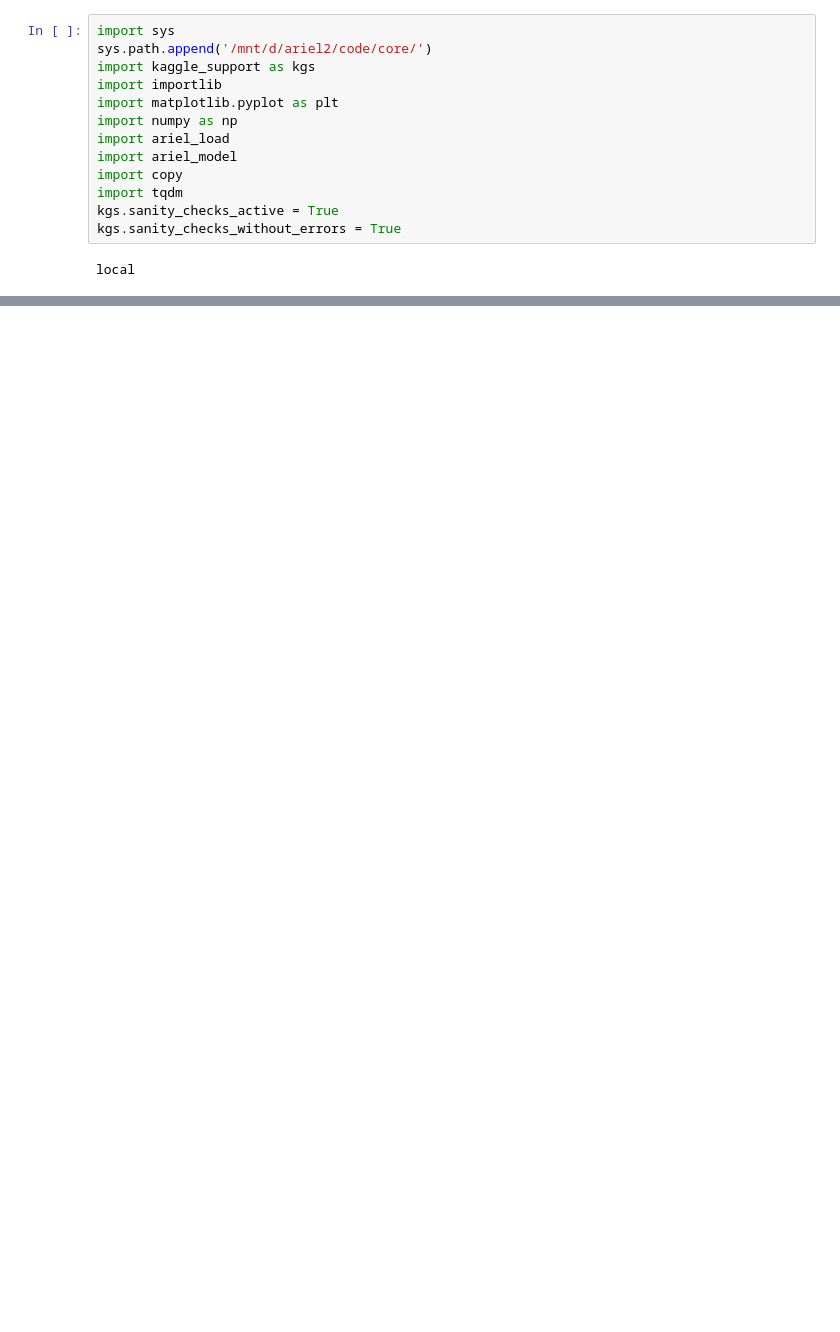
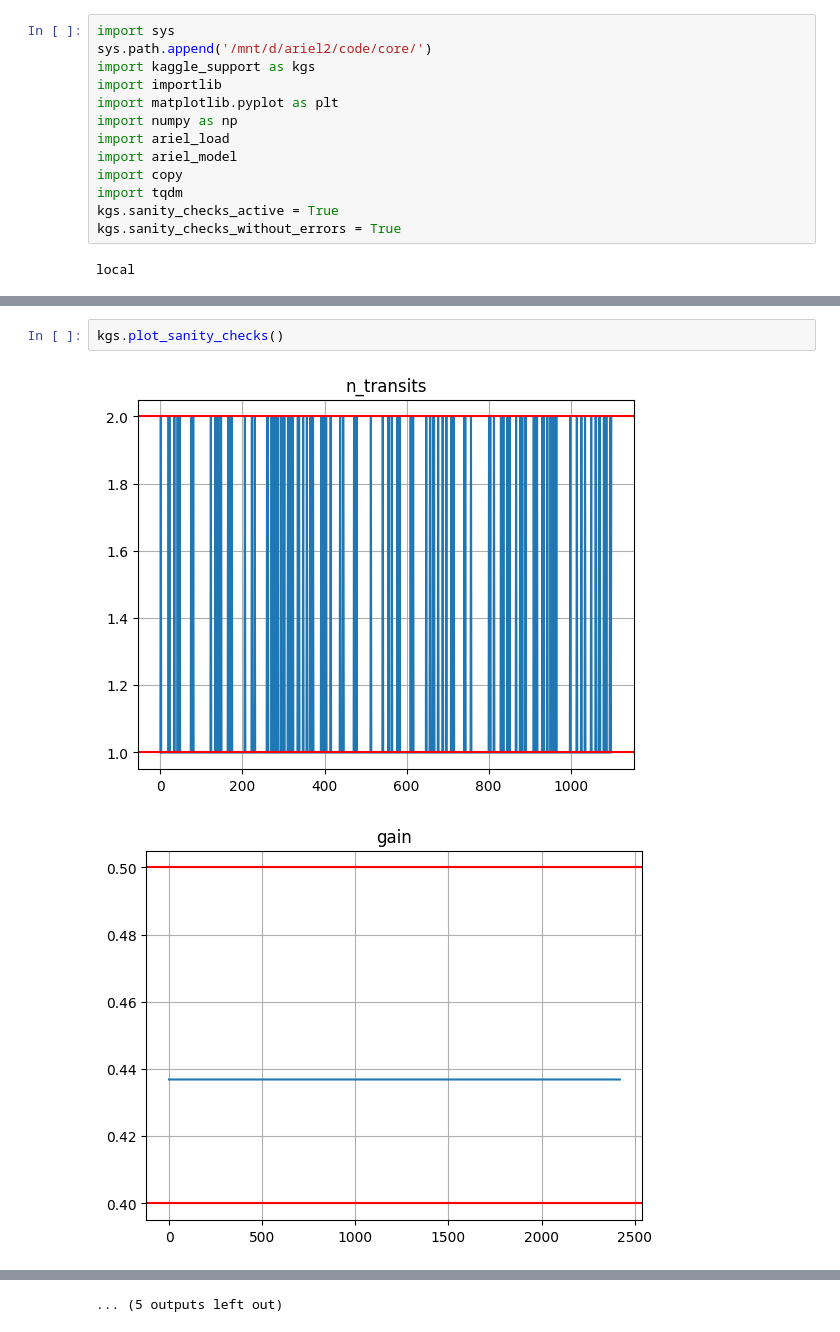
Before and after one commit to jcottaar/ariel2, a Jupyter notebook: analysis/sanity_checks.ipynb, the cells around one changed output, grey strips where cells are left out. Drawn from its saved outputs; the diff is of its cells as text; blank space fills up the shorter version.

```diff
--- a/analysis/sanity_checks.ipynb
+++ b/analysis/sanity_checks.ipynb
@@ -45,0 +63,5 @@ simple_residual_diff_AIRS [-5.083162438973126e-06, 2.1316825559938808e-05] [-0.0
+# %%
+kgs.plot_sanity_checks()
+# %% [output]
+[figure, added]
+[figure, added]
@@ -45,0 +78 @@ simple_residual_diff_AIRS [-5.083162438973126e-06, 2.1316825559938808e-05] [-0.0
+... (5 outputs left out)
```
Also changed, not shown: parts of 5 cells of this notebook, 16 other files.
